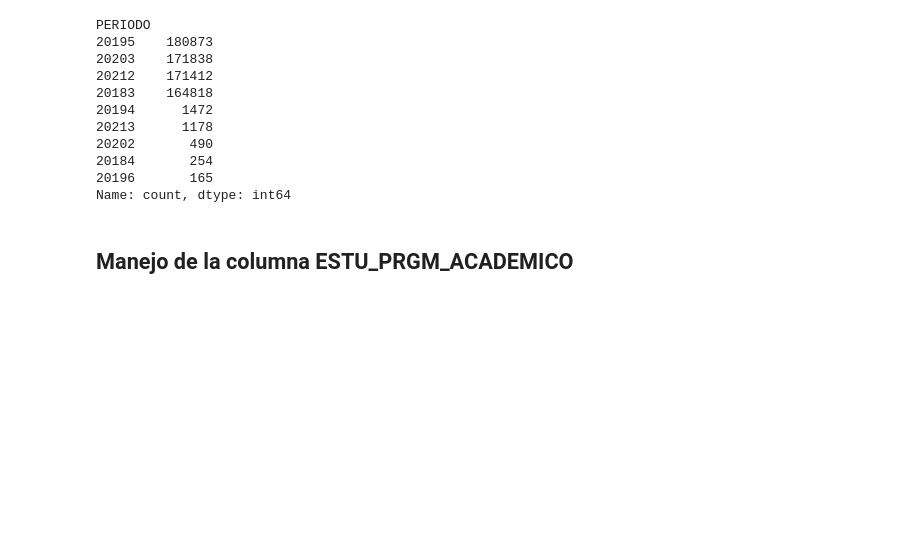
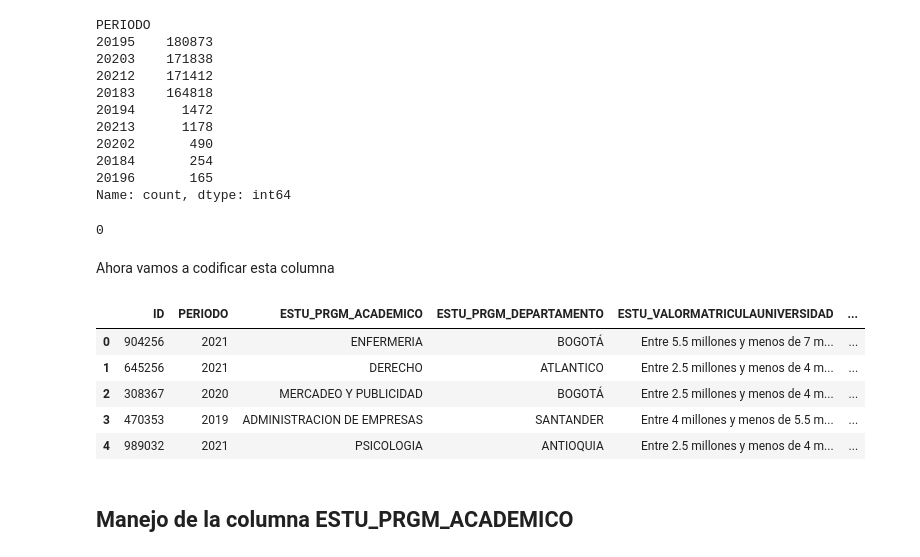
Before and after one commit to JGranda11/Proyecto-ai4eng20241, a Jupyter notebook: 02 - preprocesado.ipynb, the cells around one changed output. Drawn from its saved outputs; the diff is of its cells as text; code cells hidden in the pictures; blank space fills up the shorter version.

```diff
--- a/02 - preprocesado.ipynb
+++ b/02 - preprocesado.ipynb
@@ -153,10 +155,37 @@ PERIODO
 20184       254
 20196       165
 Name: count, dtype: int64
+# %%
+train['PERIODO'].isna().sum()
+#La columna periodo no posee datos nulos
+# %% [output]
+0
 # %%
-train['PERIODO'] = train['PERIODO'].astype('object')
+train['PERIODO'] = train['PERIODO'].astype('category')
 # %%
-train['PERIODO'] = train['PERIODO'].replace(r'2018.*', '2018', regex=True)
-train['PERIODO'] = train['PERIODO'].replace(r'2019.*', '2019', regex=True)
-train['PERIODO'] = train['PERIODO'].replace(r'2020.*', '2020', regex=True)
-train['PERIODO'] = train['PERIODO'].replace(r'2021.*', '2021', regex=True)
+train['PERIODO'] = train['PERIODO'].astype(str).str.replace(r'2018.*', '2018', regex=True)
+train['PERIODO'] = train['PERIODO'].astype(str).str.replace(r'2019.*', '2019', regex=True)
+train['PERIODO'] = train['PERIODO'].astype(str).str.replace(r'2020.*', '2020', regex=True)
+train['PERIODO'] = train['PERIODO'].astype(str).str.replace(r'2021.*', '2021', regex=True)
+# %% [markdown]
+Ahora vamos a codificar esta columna
+# %%
+#crear la instancia de OneHotEncoder
+encode = OneHotEncoder()
+
+#Trabaja con dataframes, no series
+codificador = encode.fit_transform(train[['PERIODO']])
+#generar codificacion
+
+arreglo = codificador.toarray()
+periodo = pd.DataFrame(arreglo,
+                       columns = encode.categories_)
+# %%
+train = pd.concat([train, periodo], axis = 'columns')
+# %% [output]
+|  | ID | PERIODO | ESTU_PRGM_ACADEMICO | ESTU_PRGM_DEPARTAMENTO | ESTU_VALORMATRICULAUNIVERSIDAD | ... |
+| 0 | 904256 | 2021 | ENFERMERIA | BOGOTÁ | Entre 5.5 millones y menos de 7 m... | ... |
+| 1 | 645256 | 2021 | DERECHO | ATLANTICO | Entre 2.5 millones y menos de 4 m... | ... |
+| 2 | 308367 | 2020 | MERCADEO Y PUBLICIDAD | BOGOTÁ | Entre 2.5 millones y menos de 4 m... | ... |
+| 3 | 470353 | 2019 | ADMINISTRACION DE EMPRESAS | SANTANDER | Entre 4 millones y menos de 5.5 m... | ... |
+| 4 | 989032 | 2021 | PSICOLOGIA | ANTIOQUIA | Entre 2.5 millones y menos de 4 m... | ... |
```
Also changed, not shown: parts of 68 cells of this notebook.
